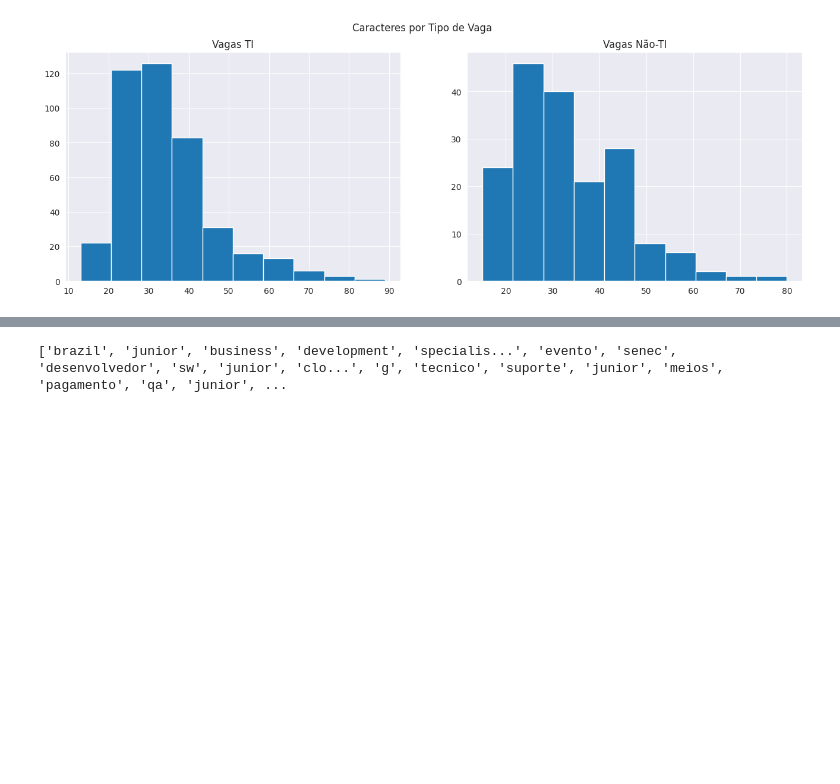
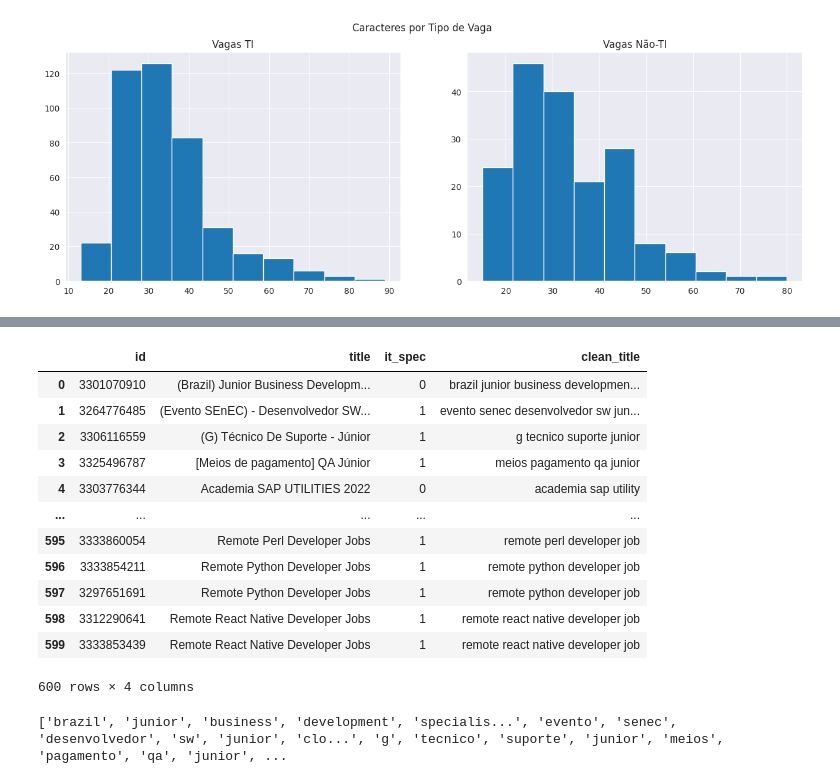
Before and after one commit to saibrotech/mentorship-data-science, a Jupyter notebook: data-prep/random-forest.ipynb, the cells around one changed output, grey strips where cells are left out. Drawn from its saved outputs; the diff is of its cells as text; code cells hidden in the pictures; blank space fills up the shorter version.

```diff
--- a/data-prep/random-forest.ipynb
+++ b/data-prep/random-forest.ipynb
@@ -110,0 +146,49 @@ print(type(strip_text))
+# %%
+# Remove stopwords and lemmatize
+def remove_stopwords(string):
+    # Remove stopwords
+    stopwordslist = set(stopwords.words(['english', 'portuguese', 'spanish']))
+    meaningful_words = [i for i in string.split() if i not in stopwordslist]
+    return ' '.join(meaningful_words)
+
+# Lemmatization
+# Initialize the lemmatizer
+wl = WordNetLemmatizer()
+
+# This is a helper function to map NTLK position tags
+def get_wordnet_pos(tag):
+    if tag.startswith('J'):
+        return wordnet.ADJ
+    elif tag.startswith('V'):
+        return wordnet.VERB
+    elif tag.startswith('N'):
+        return wordnet.NOUN
+    elif tag.startswith('R'):
+        return wordnet.ADV
+    else:
+        return wordnet.NOUN
+
+def lemmatizer(string):
+    word_pos_tags = nltk.pos_tag(word_tokenize(string)) # Get position tags
+    a=[wl.lemmatize(tag[0], get_wordnet_pos(tag[1])) for idx, tag in enumerate(word_pos_tags)] # Map the position tag and lemmatize the word/token
+    return " ".join(a)
+
+def stopword_lemma(pandas_series):
+    return lemmatizer(remove_stopwords(pandas_series))
+
+job_class_train['clean_title'] = job_class_train['clean_title'].apply(lambda x: stopword_lemma(x))
+job_class_train
+# %% [output]
+|  | id | title | it_spec | clean_title |
+| 0 | 3301070910 | (Brazil) Junior Business Developm... | 0 | brazil junior business developmen... |
+| 1 | 3264776485 | (Evento SEnEC) - Desenvolvedor SW... | 1 | evento senec desenvolvedor sw jun... |
+| 2 | 3306116559 | (G) Técnico De Suporte - Júnior | 1 | g tecnico suporte junior |
+| 3 | 3325496787 | [Meios de pagamento] QA Júnior | 1 | meios pagamento qa junior |
+| 4 | 3303776344 | Academia SAP UTILITIES 2022 | 0 | academia sap utility |
+| ... | ... | ... | ... | ... |
+| 595 | 3333860054 | Remote Perl Developer Jobs | 1 | remote perl developer job |
+| 596 | 3333854211 | Remote Python Developer Jobs | 1 | remote python developer job |
+| 597 | 3297651691 | Remote Python Developer Jobs | 1 | remote python developer job |
+| 598 | 3312290641 | Remote React Native Developer Jobs | 1 | remote react native developer job |
+| 599 | 3333853439 | Remote React Native Developer Jobs | 1 | remote react native developer job |
+600 rows × 4 columns
```
Also changed, not shown: parts of 11 cells of this notebook, 1 other file.
